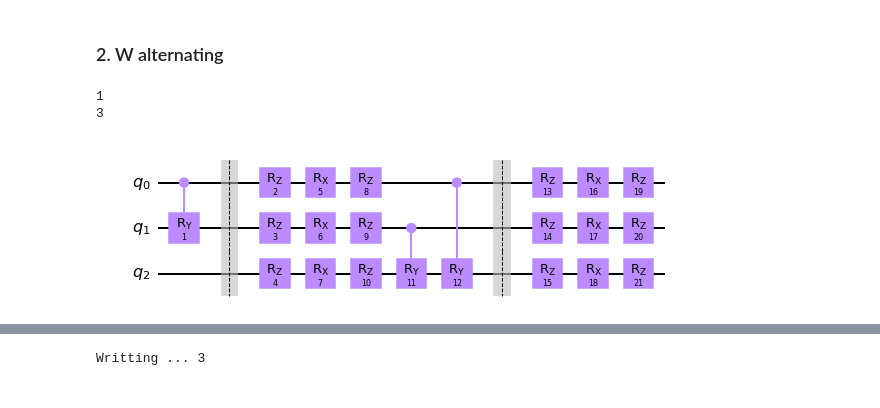
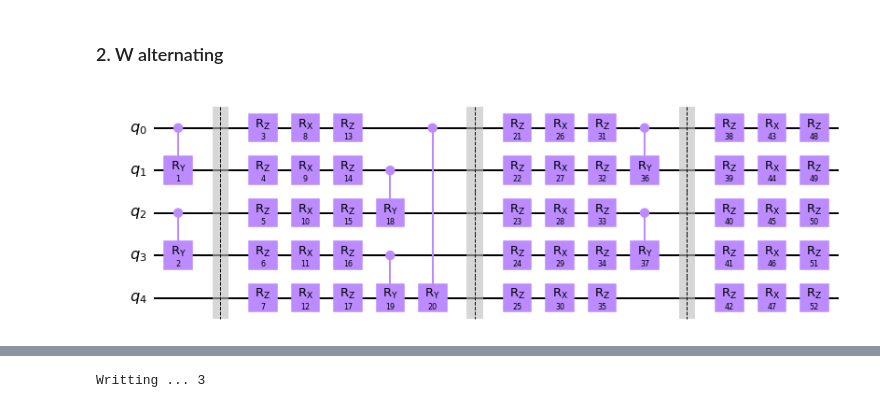
Before and after one commit to vutuanhai237/UC-VQA, a Jupyter notebook: codes/tomography/compare_W_QNG.ipynb, the cells around one changed output, grey strips where cells are left out. Saved outputs shown, nothing was run; the diff lists cells and outputs as text; code cells hidden in the pictures.

```diff
--- a/codes/tomography/compare_W_QNG.ipynb
+++ b/codes/tomography/compare_W_QNG.ipynb
@@ -132,27 +132,24 @@ plt.show()
 # %% [markdown]
 ### 2. W alternating
 # %%
-num_qubits = 3
-num_layers = 2
+num_qubits = 5
+num_layers = 3
 n_alternating = 0
 for i in range(0, num_layers):
     n_alternating += qtm.nqubit.calculate_n_walternating(i, num_qubits)
-    print(n_alternating)
 thetas = np.ones(n_alternating + 3 * num_layers * num_qubits)
 
 for i in range(0, len(thetas)):
     thetas[i] += i
 
 psi = 2 * np.random.rand(2**num_qubits) - 1
 psi = psi / np.linalg.norm(psi)
 encoder = qtm.encoding.Encoding(psi, 'amplitude_encoding')
 qc = qiskit.QuantumCircuit(num_qubits)
 qc = qtm.nqubit.create_Walternating_layerd_state(qc,
                                                  thetas,
                                                  num_layers=num_layers)
 qc.draw('mpl')
 # %% [output]
-1
-3
-[figure, old version]
+[figure, new version]
 # %%
```
Also changed, not shown: parts of 1 cell of this notebook, 3 other files.
